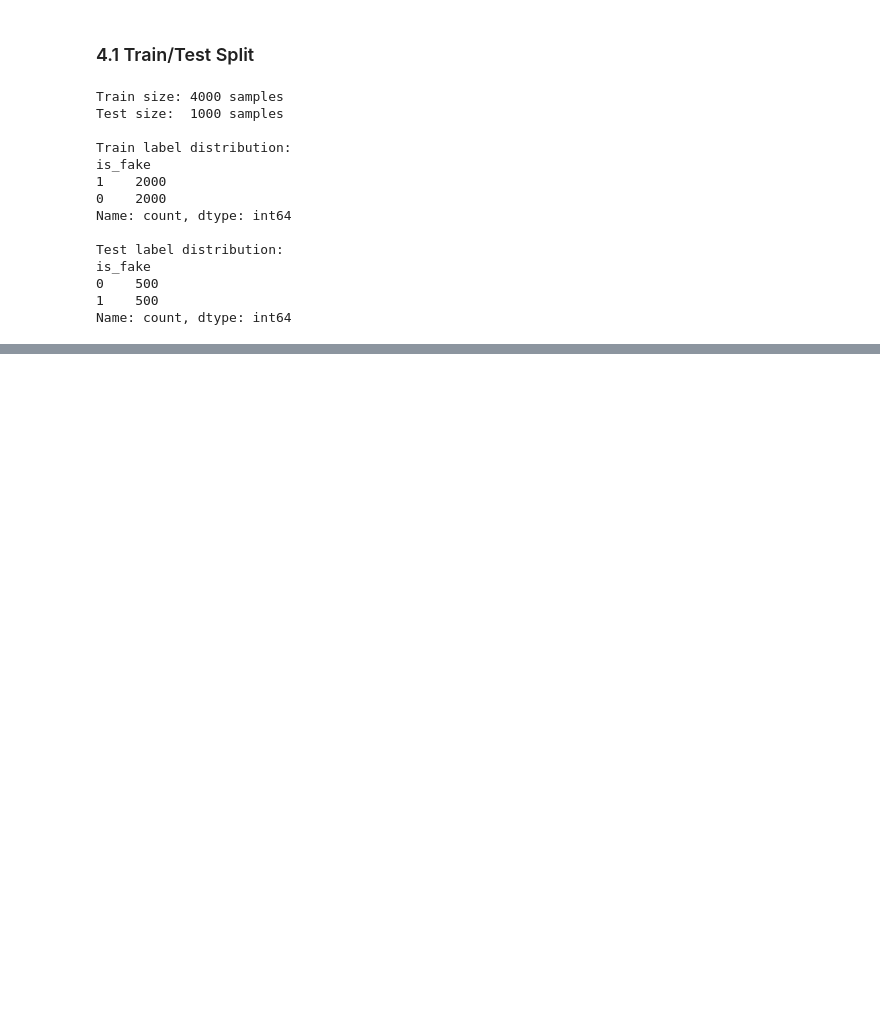
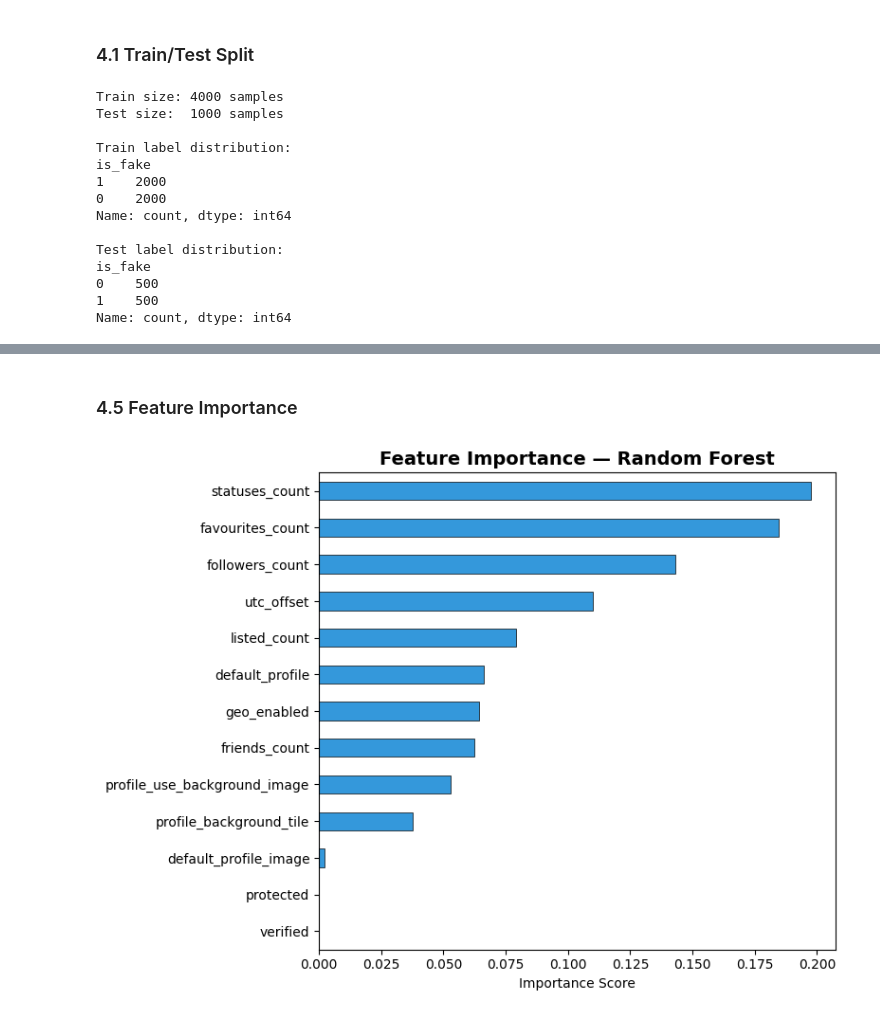
Before and after one commit to mannk013/FakeAccountDetector, a Jupyter notebook: FakeAccountDetector.ipynb, the cells around one changed output, grey strips where cells are left out. Cells and saved outputs as stored; diff of their text form; code cells hidden in the pictures; blank space fills up the shorter version.

```diff
--- a/FakeAccountDetector.ipynb
+++ b/FakeAccountDetector.ipynb
@@ -241,3 +241,22 @@ is_fake
 0    500
 1    500
 Name: count, dtype: int64
+# %%
+from sklearn.ensemble import RandomForestClassifier
+from sklearn.linear_model import LogisticRegression
+from sklearn.preprocessing import StandardScaler
+
+# Scaler dla Logistic Regression
+scaler = StandardScaler()
+X_train_scaled = scaler.fit_transform(X_train)
+X_test_scaled = scaler.transform(X_test)
+
+# Logistic Regression
+lr = LogisticRegression(random_state=42, max_iter=1000)
+lr.fit(X_train_scaled, y_train)
+print(" Logistic Regression trained!")
+
+# Random Forest
+rf = RandomForestClassifier(n_estimators=100, random_state=42)
+rf.fit(X_train, y_train)
+print(" Random Forest trained!")
@@ -243,0 +337,17 @@ Name: count, dtype: int64
+# %% [markdown]
+### 4.5 Feature Importance
+# %%
+# Feature Importance
+fig, ax = plt.subplots(figsize=(8, 6))
+
+feat_imp = pd.Series(rf.feature_importances_, index=features).sort_values()
+
+feat_imp.plot(kind='barh', ax=ax, color='#3498db', edgecolor='black', linewidth=0.5)
+
+ax.set_title('Feature Importance — Random Forest', fontsize=14, fontweight='bold')
+ax.set_xlabel('Importance Score')
+
+plt.tight_layout()
+plt.show()
+# %% [output]
+[figure, added]
```
Also changed, not shown: parts of 5 cells of this notebook.
